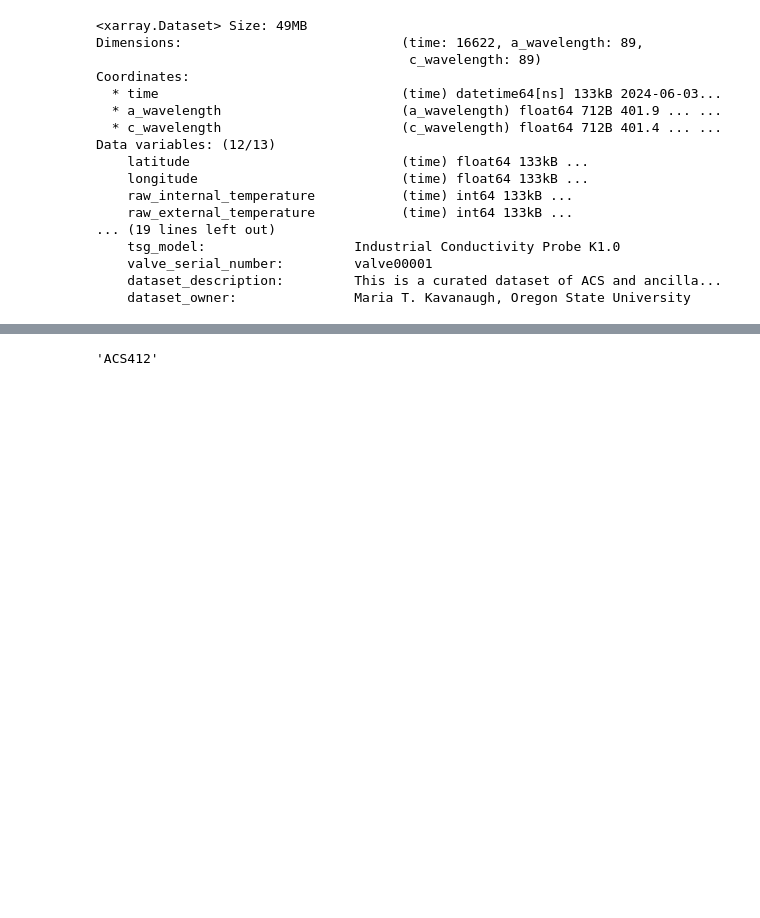
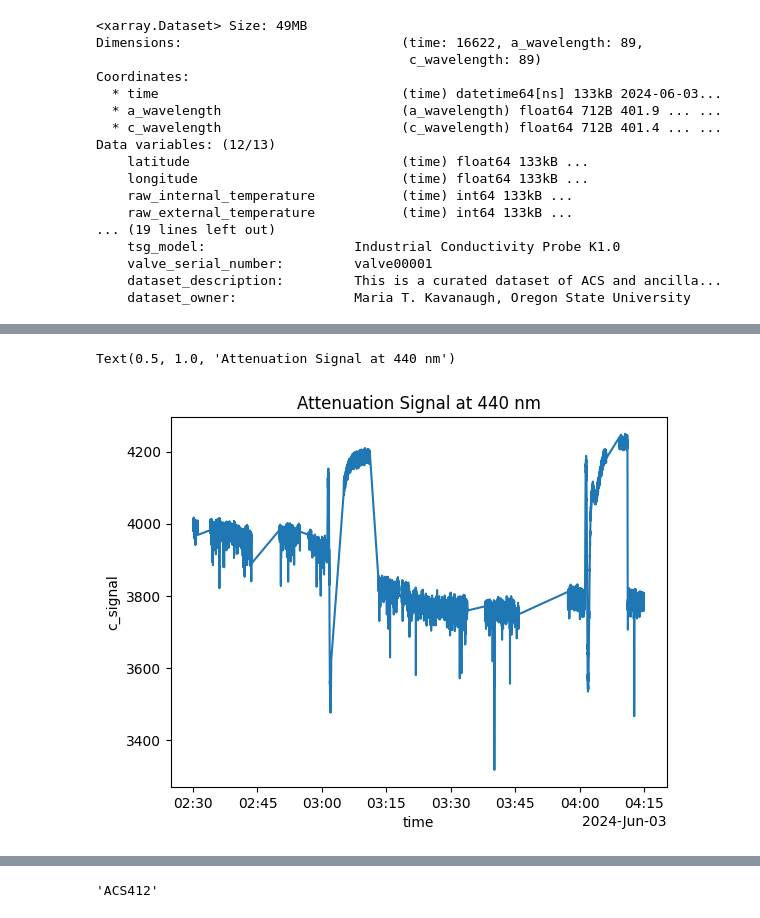
Before and after one commit to thorblock/acspype, a Jupyter notebook: examples/shimada_202405.ipynb, the cells around one changed output, grey strips where cells are left out. Saved outputs shown, nothing was run; the diff lists cells and outputs as text; code cells hidden in the pictures; blank space fills up the shorter version.

```diff
--- a/examples/shimada_202405.ipynb
+++ b/examples/shimada_202405.ipynb
@@ -38,0 +89,9 @@ Data variables: (12/13)
+# %%
+attenuation_signal = acs['c_signal']
+attenuation_wavelength = acs['c_wavelength'].values
+attenuation_arrays = [attenuation_signal.sel(c_wavelength=wavelength) for wavelength in attenuation_wavelength]
+attenuation_arrays[0].plot()
+plt.title('Attenuation Signal at 440 nm')
+# %% [output]
+Text(0.5, 1.0, 'Attenuation Signal at 440 nm')
+[figure, added]
```
Also changed, not shown: parts of 6 cells of this notebook, 1 other file.
